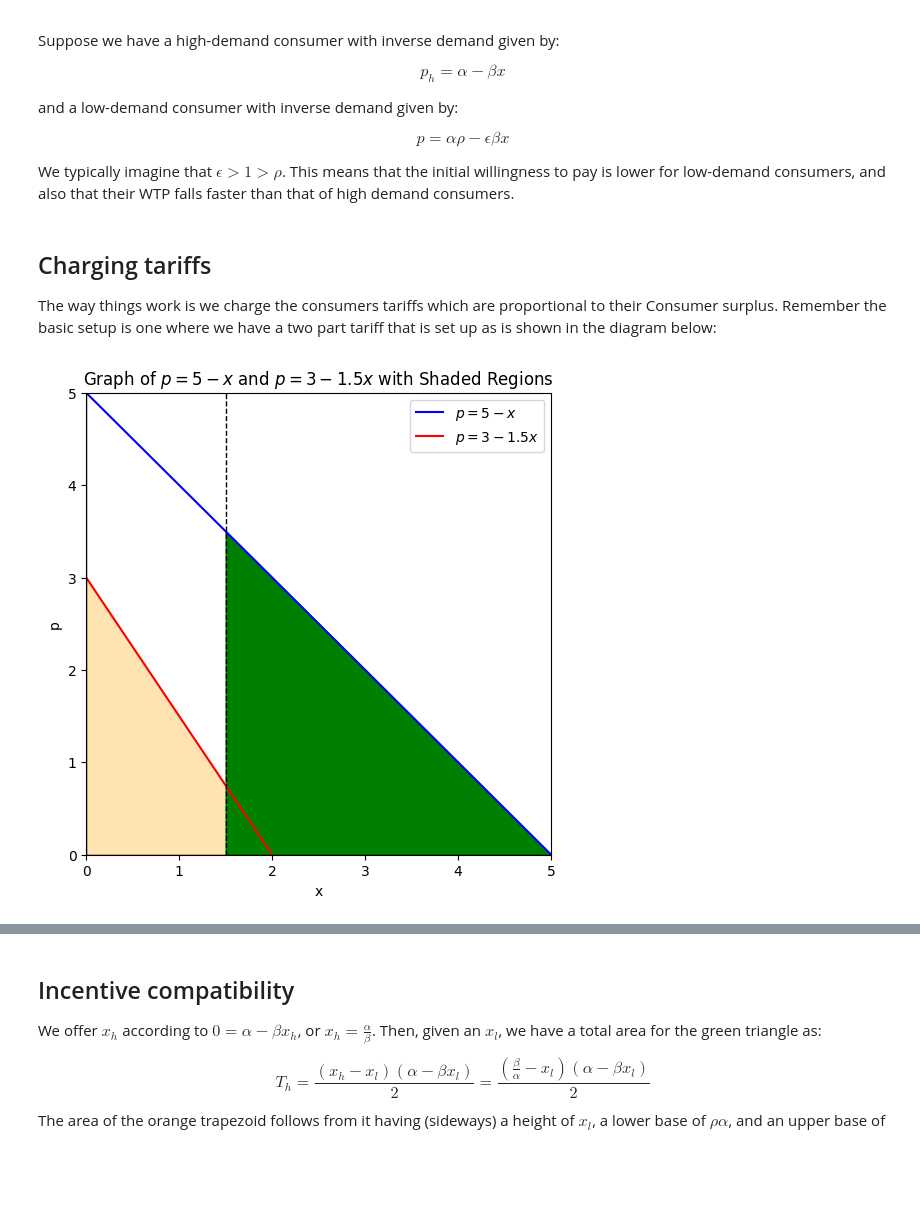
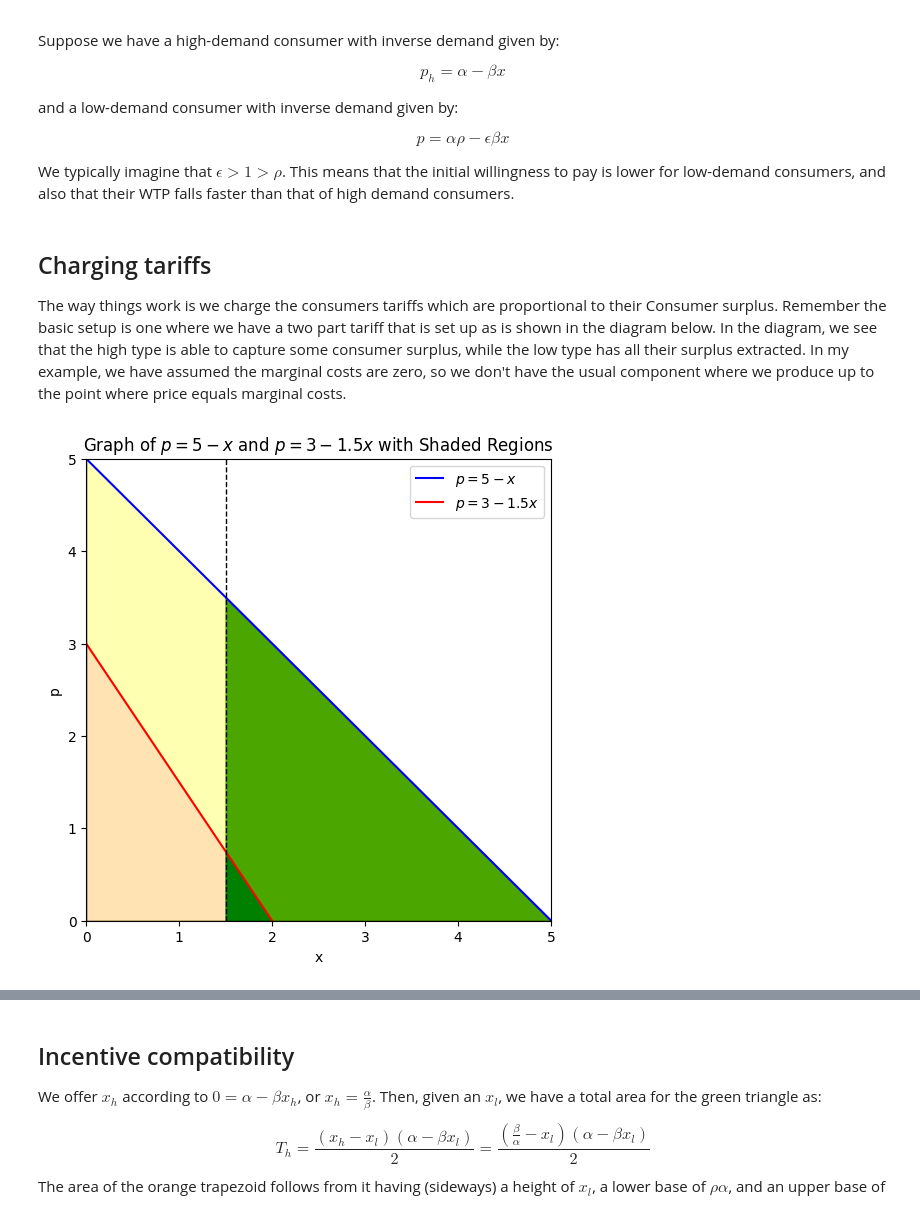
Before and after one commit to mbaker21231/MicroII-Sandbox, a Jupyter notebook: TwoPartTariff.ipynb, the cells around one changed output, grey strips where cells are left out. Saved outputs shown, nothing was run; the diff lists cells and outputs as text; code cells hidden in the pictures; blank space fills up the shorter version.

```diff
--- a/TwoPartTariff.ipynb
+++ b/TwoPartTariff.ipynb
@@ -17,7 +17,7 @@ We typically imagine that $\epsilon>1>\rho$. This means that the initial willing
 # %% [markdown]
 ## Charging tariffs
 
-The way things work is we charge the consumers tariffs which are proportional to their Consumer surplus. Remember the basic setup is one where we have a two part tariff that is set up as is shown in the diagram below:
+The way things work is we charge the consumers tariffs which are proportional to their Consumer surplus. Remember the basic setup is one where we have a two part tariff that is set up as is shown in the diagram below. In the diagram, we see that the high type is able to capture some consumer surplus, while the low type has all their surplus extracted. In my example, we have assumed the marginal costs are zero, so we don't have the usual component where we produce up to the point where price equals marginal costs.
 # %%
 import numpy as np
 import matplotlib.pyplot as plt
@@ -39,31 +39,35 @@ plt.axvline(1.5, color='black', linestyle='dashed', linewidth=1)
 
 # Shade the region under p = 3 - 1.5x to the left of x = 1.5 in orange (transparent)
 x_fill_left = np.linspace(0, 1.5, 100)
 p_fill_left = 3 - 1.5 * x_fill_left
 plt.fill_between(x_fill_left, p_fill_left, 0, color='orange', alpha=0.3)
 
 # Shade the region under p = 5 - x to the right of x = 1.5 in green (opaque)
 x_fill_right = np.linspace(1.5, 5, 100)
 p_fill_right = 5 - x_fill_right
 plt.fill_between(x_fill_right, p_fill_right, 0, color='green', alpha=1.0)
 
+# Shade the region between the two curves in yellow
+x_fill_between = np.linspace(0, 5, 100)
+plt.fill_between(x_fill_between, p1, p2, where=(p1 >= p2), color='yellow', alpha=0.3)
+
 # Add axes
 plt.axhline(0, color='black', linewidth=1)
 plt.axvline(0, color='black', linewidth=1)
 
 # Limit the axes to only show the relevant part
 plt.xlim(0, 5)
 plt.ylim(0, 5)
 
 # Labels and title
 plt.xlabel('x')
 plt.ylabel('p')
 plt.title('Graph of $p = 5 - x$ and $p = 3 - 1.5x$ with Shaded Regions')
 
 # Show the legend
 plt.legend()
 
 # Show the plot
 plt.show()
 # %% [output]
-[figure, old version]
+[figure, new version]
```
Also changed, not shown: parts of 1 cell of this notebook.
